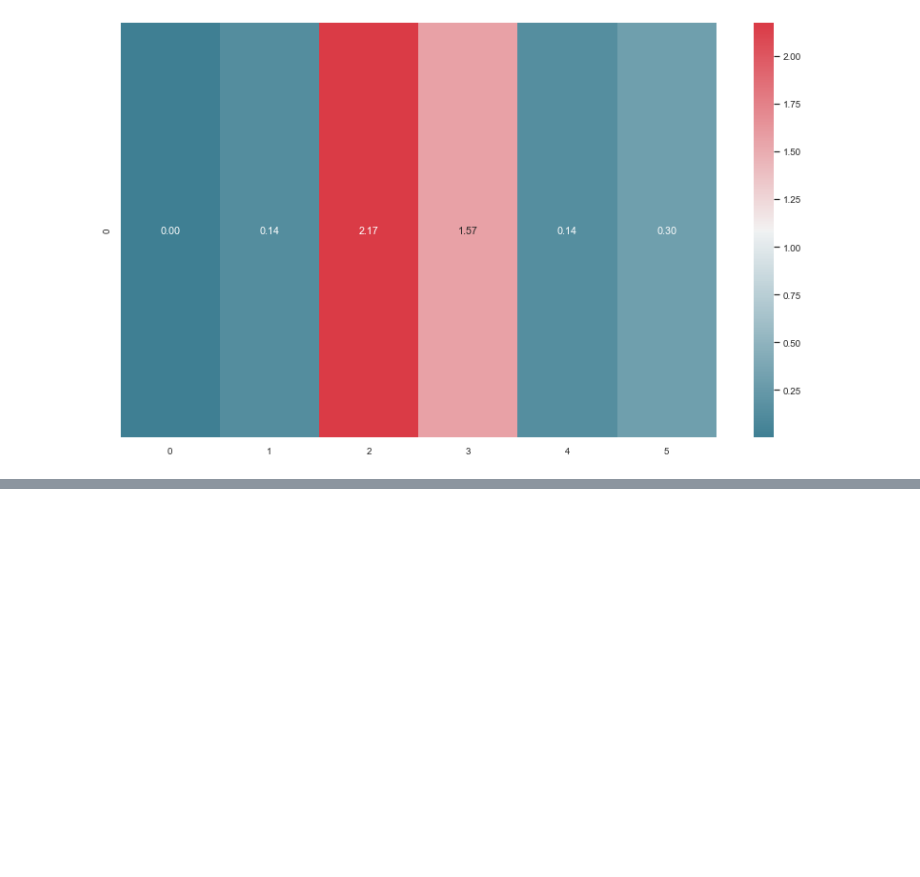
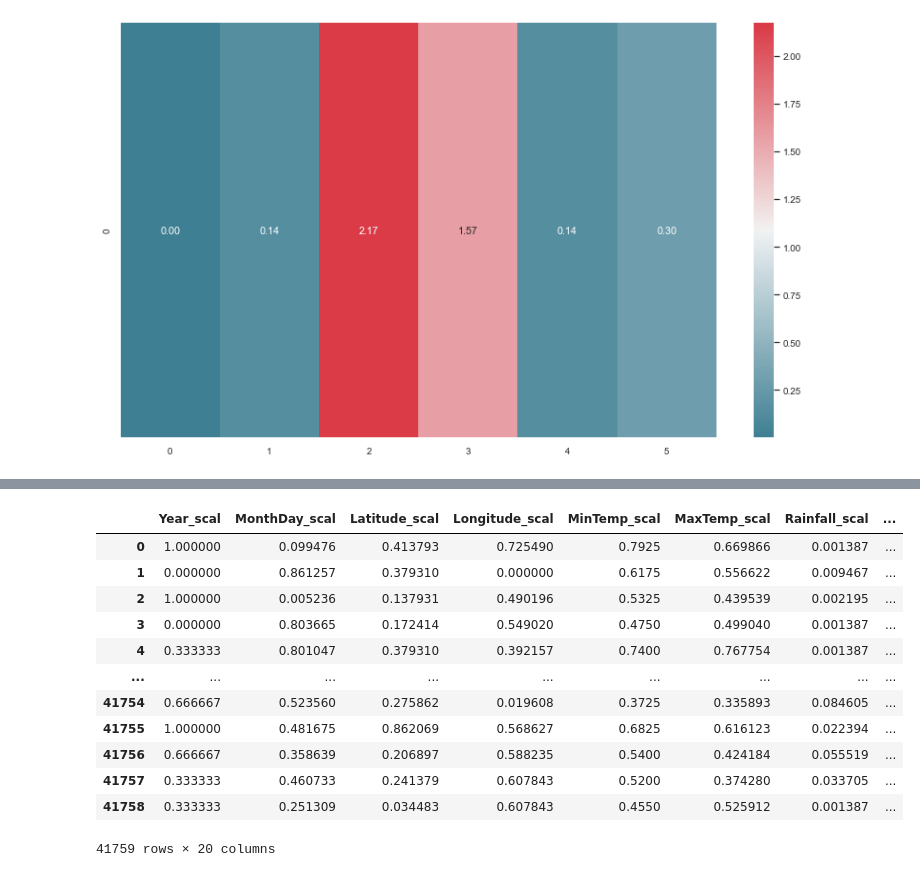
Before and after one commit to ezeguins/analisis_datos_TP, a Jupyter notebook: ColumnsStudy_oks.ipynb, the cells around one changed output, grey strips where cells are left out. Cells and saved outputs as stored; diff of their text form; code cells hidden in the pictures; blank space fills up the shorter version.

```diff
--- a/ColumnsStudy_oks.ipynb
+++ b/ColumnsStudy_oks.ipynb
@@ -512,0 +497,18 @@ Index: []
+# %%
+X_train_imp_=TP.normal_minmax(X_train_imp_num)
+# %%
+X_train_imp_
+# %% [output]
+|  | Year_scal | MonthDay_scal | Latitude_scal | Longitude_scal | MinTemp_scal | MaxTemp_scal | Rainfall_scal | ... |
+| 0 | 1.000000 | 0.099476 | 0.413793 | 0.725490 | 0.7925 | 0.669866 | 0.001387 | ... |
+| 1 | 0.000000 | 0.861257 | 0.379310 | 0.000000 | 0.6175 | 0.556622 | 0.009467 | ... |
+| 2 | 1.000000 | 0.005236 | 0.137931 | 0.490196 | 0.5325 | 0.439539 | 0.002195 | ... |
+| 3 | 0.000000 | 0.803665 | 0.172414 | 0.549020 | 0.4750 | 0.499040 | 0.001387 | ... |
+| 4 | 0.333333 | 0.801047 | 0.379310 | 0.392157 | 0.7400 | 0.767754 | 0.001387 | ... |
+| ... | ... | ... | ... | ... | ... | ... | ... | ... |
+| 41754 | 0.666667 | 0.523560 | 0.275862 | 0.019608 | 0.3725 | 0.335893 | 0.084605 | ... |
+| 41755 | 1.000000 | 0.481675 | 0.862069 | 0.568627 | 0.6825 | 0.616123 | 0.022394 | ... |
+| 41756 | 0.666667 | 0.358639 | 0.206897 | 0.588235 | 0.5400 | 0.424184 | 0.055519 | ... |
+| 41757 | 0.333333 | 0.460733 | 0.241379 | 0.607843 | 0.5200 | 0.374280 | 0.033705 | ... |
+| 41758 | 0.333333 | 0.251309 | 0.034483 | 0.607843 | 0.4550 | 0.525912 | 0.001387 | ... |
+41759 rows × 20 columns
```
Also changed, not shown: parts of 17 cells of this notebook.
